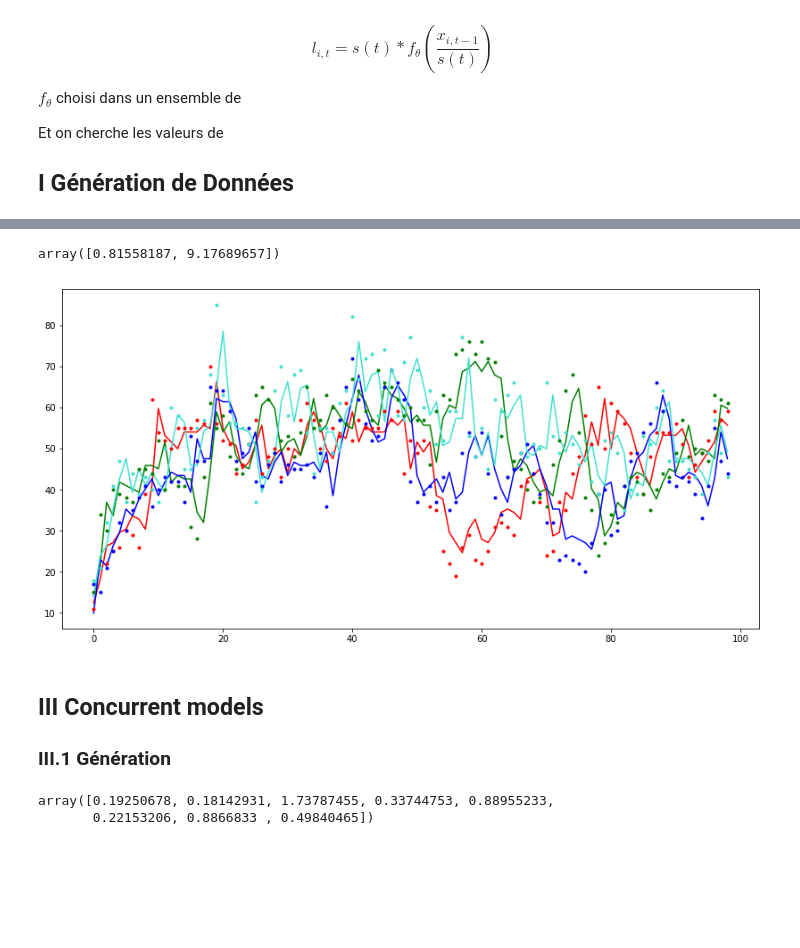
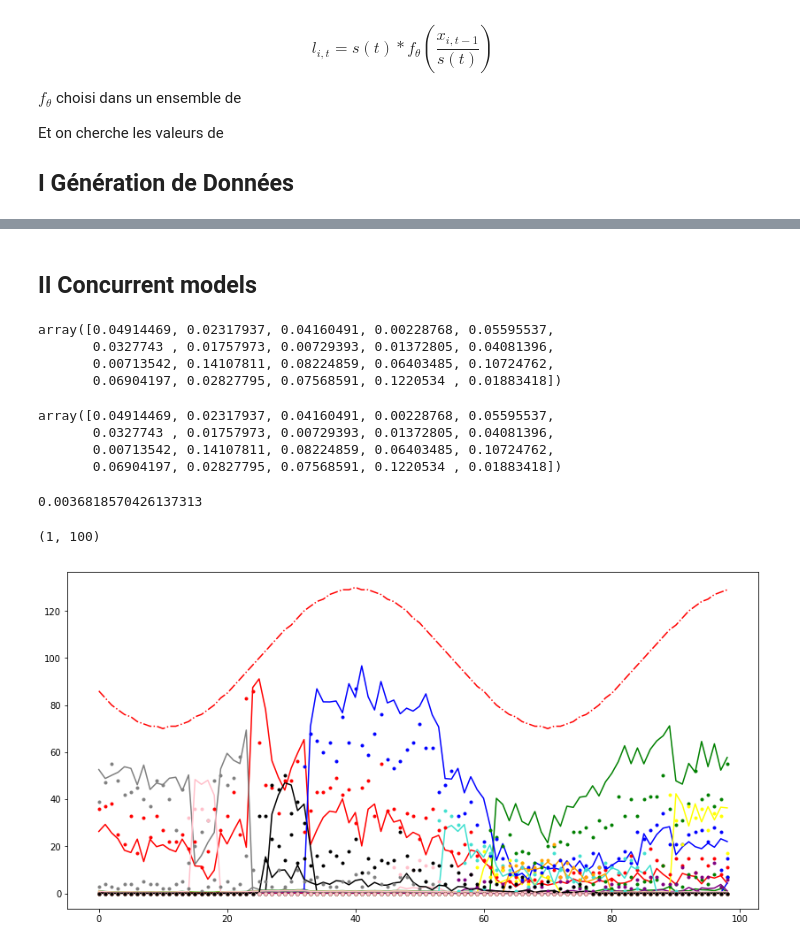
Before and after one commit to garnier94/ConcurrentRegression, a Jupyter notebook: Test modèles matrices.ipynb, the cells around one changed output, grey strips where cells are left out. Saved outputs shown, nothing was run; the diff lists cells and outputs as text; code cells hidden in the pictures; blank space fills up the shorter version.

```diff
--- a/Test modèles matrices.ipynb
+++ b/Test modèles matrices.ipynb
@@ -26,2 +27,6 @@ bet =10
 f_init = lambda x: al *x +bet
 f_init_vect = np.vectorize(f_init)
+# %%
+from math import exp, log, sin,pi,cos
+
+season_t =[100+  int(30 *cos(pi/30 * t)) for t in range(T)]
@@ -28,10 +35,20 @@ f_init_vect = np.vectorize(f_init)
+# %%
+mask = np.zeros((M,T))
+for i in range(1,M):
+    a = int(np.random.uniform(0,T-10))
+    b = int(np.random.uniform(1,T-a))
+    mask[i,a:a+b] = 1
+mask[0,:]=1
 # %%
 
-
 x_list= list()
-X_cur =  np.random.randint(1,10,M)
+X_cur =  weight * mask[:,0] * season_t[0] /sum(weight * mask[:,0])
 for i in range(T):
     x_list.append(X_cur.copy())
-    X_cur = np.random.poisson(f_init_vect(X_cur), M)
+    Xsum =  f_init_vect( X_cur/(season_t[i]* weight)).dot( mask[:,i] * weight)
+    X_cur = mask[:,i] *  np.random.poisson(season_t[i] * f_init_vect(X_cur/(season_t[i]* weight)) * weight/Xsum, M)
 
 data_mat = np.concatenate(x_list).reshape(T,M)
+data_mat = data_mat[20:-20,:]
+season_t = season_t[20:-20]
+T = T-40
@@ -87,7 +63,26 @@ class INAR(INREG_model):
+# %% [markdown]
+## II Concurrent models
 # %%
-model =  INAR()
+model = Concurrent_INREG.Concurrent_INAR(season=season_t)
+model.estim_weight(data_mat[1:,:])
+model.weight = weight
 model.fit(data_mat, options ={'disp' : True})
+pred = model.pred(data_mat[:-1,:])
+# %%
+model.weight/sum(model.weight)
+# %% [output]
+array([0.04914469, 0.02317937, 0.04160491, 0.00228768, 0.05595537,
+       0.0327743 , 0.01757973, 0.00729393, 0.01372805, 0.04081396,
+       0.00713542, 0.14107811, 0.08224859, 0.06403485, 0.10724762,
+       0.06904197, 0.02827795, 0.07568591, 0.1220534 , 0.01883418])
+# %%
+weight/sum(weight)
+# %% [output]
+array([0.04914469, 0.02317937, 0.04160491, 0.00228768, 0.05595537,
+       0.0327743 , 0.01757973, 0.00729393, 0.01372805, 0.04081396,
+       0.00713542, 0.14107811, 0.08224859, 0.06403485, 0.10724762,
+       0.06904197, 0.02827795, 0.07568591, 0.1220534 , 0.01883418])
 # %%
-model.parameters
+model.parameters[1]/model.parameters[0]
 # %% [output]
-array([0.81558187, 9.17689657])
+0.0036818570426137313
@@ -96,12 +89,13 @@ pred = model.pred(data_mat[:-1,:])
+# %%
+al,bet
+# %% [output]
+(1, 100)
 # %%
 plt.figure(figsize=(14, 7))
-plt.gca().set_prop_cycle('color', ['red', 'green', 'blue', 'turquoise'])
-plt.plot(pred[:,:4])
-plt.plot(data_mat[1:,:4],'.')
+plt.gca().set_prop_cycle('color', ['red', 'green', 'blue', 'turquoise','yellow','orange', 'purple','grey', 'pink' ,'black'])
+plt.plot(pred[:,:])
+plt.plot(data_mat[1:,:],'.')
+plt.plot(pred.sum(axis=1), '-.')
 plt.show()
 # %% [output]
-[figure, old version]
+[figure, new version]
-# %% [markdown]
-## III Concurrent models
-
-### III.1 Génération
@@ -120,6 +101,0 @@ f_init_vect = np.vectorize(f_init)
-# %%
-weight = np.random.exponential(0.5, size = M)
-weight
-# %% [output]
-array([0.19250678, 0.18142931, 1.73787455, 0.33744753, 0.88955233,
-       0.22153206, 0.8866833 , 0.49840465])
```
Also changed, not shown: parts of 15 cells of this notebook.
